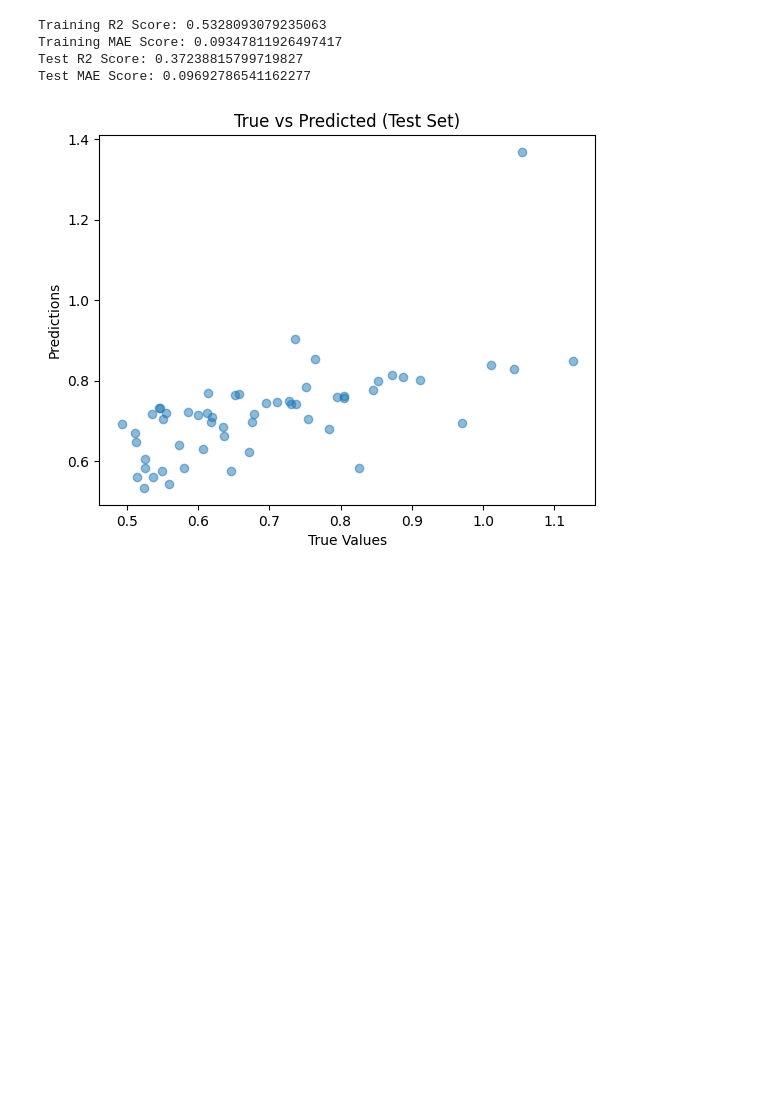
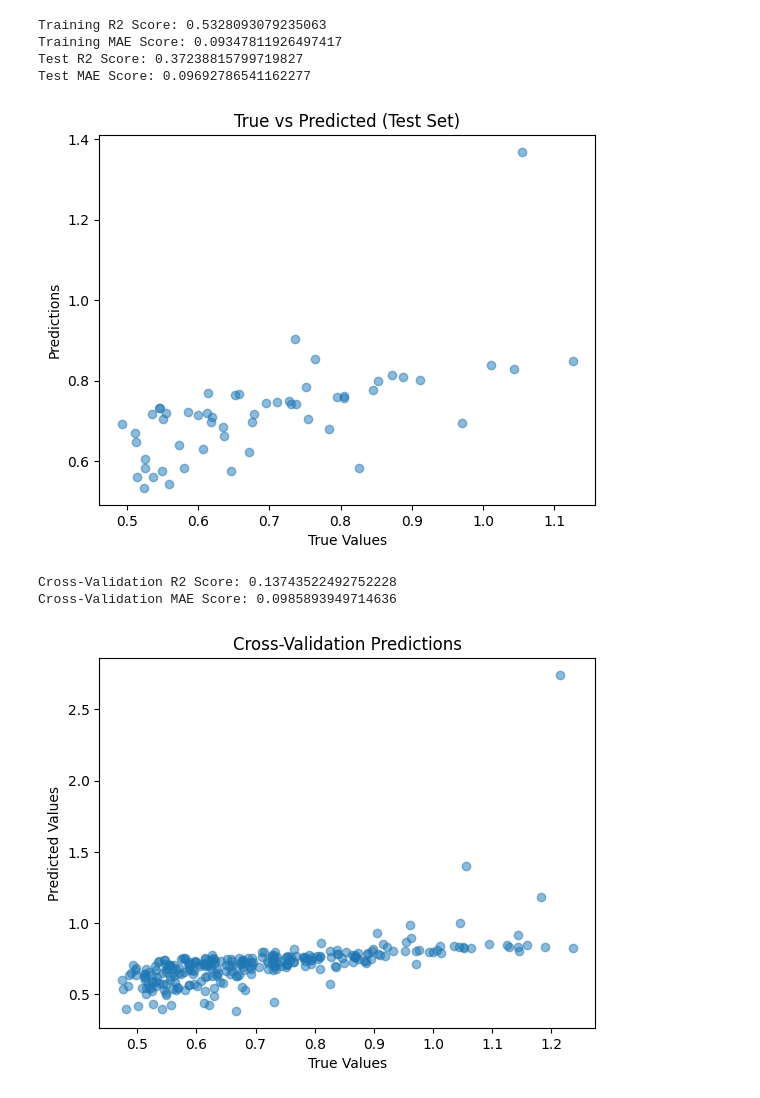
Before and after one commit to davidolejniczak/LegoPriceEDA, a Jupyter notebook: LegoStats.ipynb, the cells around one changed output. Cells and saved outputs as stored; diff of their text form; code cells hidden in the pictures; blank space fills up the shorter version.

Commit message:
Added Cross Validation and Lasso Regression

```diff
--- a/LegoStats.ipynb
+++ b/LegoStats.ipynb
@@ -3,3 +12,2 @@ import pandas as pd
 # %%
-df = pd.read_csv('data/LegoStatsMainV1.csv')
-df2 = pd.read_csv('data/LegoStatsMainV2.csv')
+df = pd.read_csv('data/LegoStatsHistorical.csv')
@@ -43,3 +49,39 @@ Training MAE Score: 0.09347811926497417
 Test R2 Score: 0.37238815799719827
 Test MAE Score: 0.09692786541162277
 [figure]
+# %%
+from sklearn import linear_model
+from sklearn.model_selection import cross_val_score, cross_val_predict
+from sklearn.metrics import mean_absolute_error, make_scorer, r2_score
+import pandas as pd
+import matplotlib.pyplot as plt
+
+df_encoded = pd.get_dummies(df, columns=['category'], drop_first=True)
+
+df_model = df_encoded[['set_id', 'num_parts', 'num_figs', 'retail_price',
+    'num_unique_figs', 'set_rating', 'pop_price',
+    'num_reviews', 'return']]
+
+X = df_model.drop(['return'], axis=1)
+y = df_model['return']
+
+model = linear_model.LinearRegression()
+
+cross_val_r2_scores = cross_val_score(model, X, y, cv=5, scoring='r2')
+print("Cross-Validation R2 Score:", cross_val_r2_scores.mean())
+
+mae = make_scorer(mean_absolute_error, greater_is_better=False)
+cross_val_mae_scores = cross_val_score(model, X, y, cv=5, scoring=mae)
+print("Cross-Validation MAE Score:", -cross_val_mae_scores.mean())
+
+predicted_y = cross_val_predict(model, X, y, cv=5)
+
+plt.scatter(y, predicted_y, alpha=0.5)
+plt.xlabel("True Values")
+plt.ylabel("Predicted Values")
+plt.title("Cross-Validation Predictions")
+plt.show()
+# %% [output]
+Cross-Validation R2 Score: 0.13743522492752228
+Cross-Validation MAE Score: 0.0985893949714636
+[figure, added]
```
Also changed, not shown: parts of 7 cells of this notebook.
